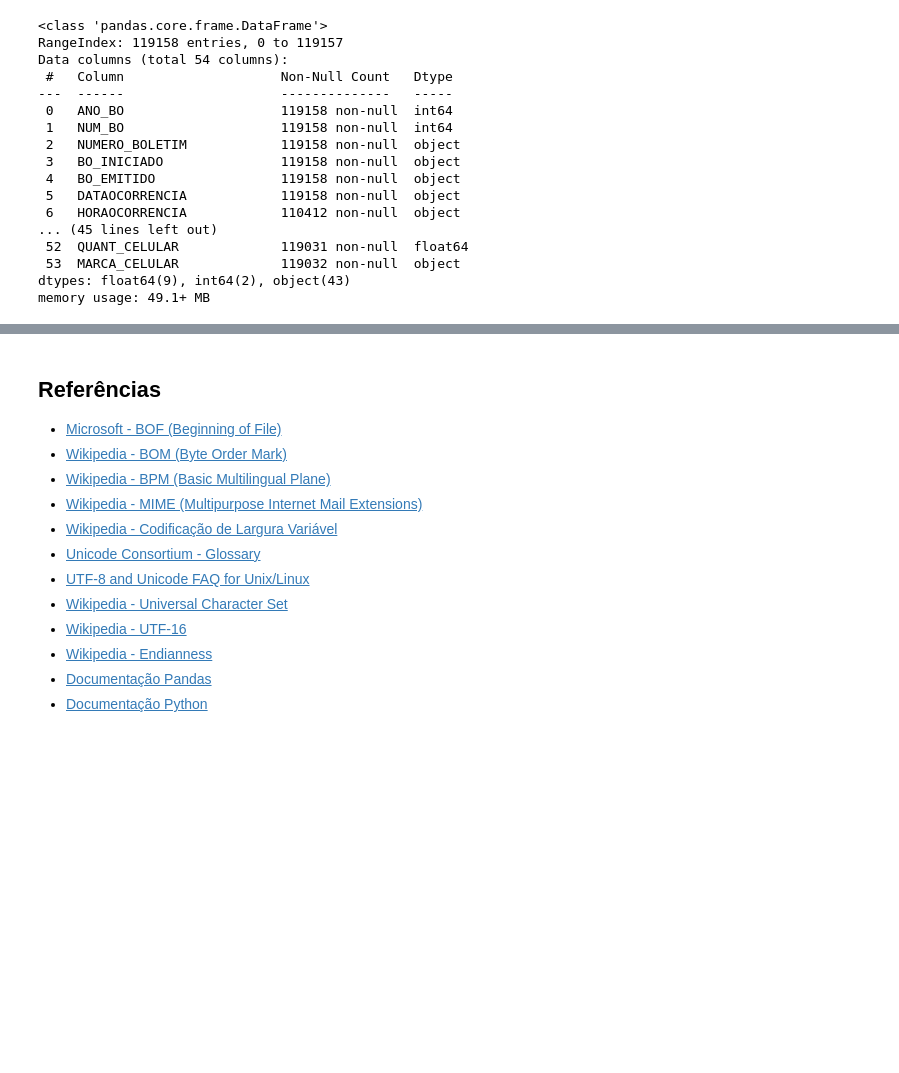
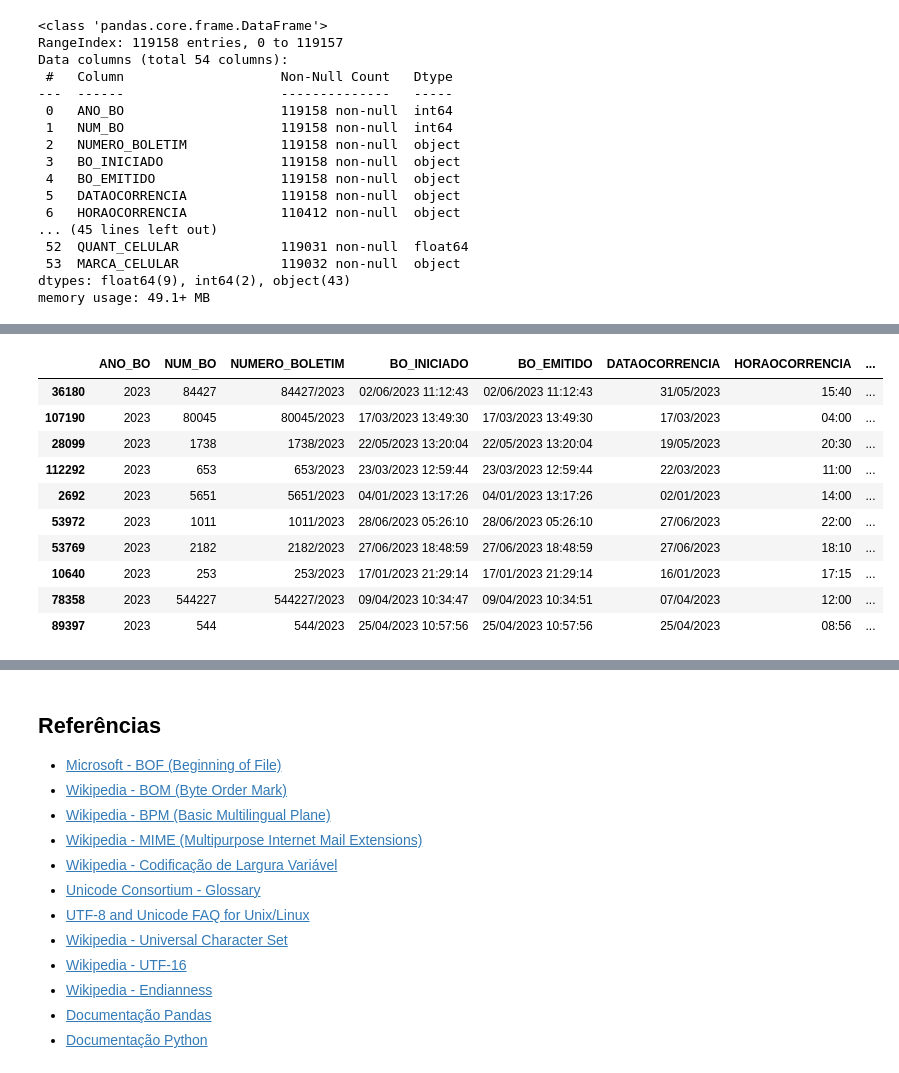
Before and after one commit to dvths/roubos-de-celular-SP-S1-2023, a Jupyter notebook: 03_coleta_e_importação_dos_dados.ipynb, the cells around one changed output, grey strips where cells are left out. Drawn from its saved outputs; the diff is of its cells as text; code cells hidden in the pictures; blank space fills up the shorter version.

```diff
--- a/03_coleta_e_importação_dos_dados.ipynb
+++ b/03_coleta_e_importação_dos_dados.ipynb
@@ -246,0 +294,14 @@ et voilà!
+# %%
+df.sample(10)
+# %% [output]
+|  | ANO_BO | NUM_BO | NUMERO_BOLETIM | BO_INICIADO | BO_EMITIDO | DATAOCORRENCIA | HORAOCORRENCIA | ... |
+| 36180 | 2023 | 84427 | 84427/2023 | 02/06/2023 11:12:43 | 02/06/2023 11:12:43 | 31/05/2023 | 15:40 | ... |
+| 107190 | 2023 | 80045 | 80045/2023 | 17/03/2023 13:49:30 | 17/03/2023 13:49:30 | 17/03/2023 | 04:00 | ... |
+| 28099 | 2023 | 1738 | 1738/2023 | 22/05/2023 13:20:04 | 22/05/2023 13:20:04 | 19/05/2023 | 20:30 | ... |
+| 112292 | 2023 | 653 | 653/2023 | 23/03/2023 12:59:44 | 23/03/2023 12:59:44 | 22/03/2023 | 11:00 | ... |
+| 2692 | 2023 | 5651 | 5651/2023 | 04/01/2023 13:17:26 | 04/01/2023 13:17:26 | 02/01/2023 | 14:00 | ... |
+| 53972 | 2023 | 1011 | 1011/2023 | 28/06/2023 05:26:10 | 28/06/2023 05:26:10 | 27/06/2023 | 22:00 | ... |
+| 53769 | 2023 | 2182 | 2182/2023 | 27/06/2023 18:48:59 | 27/06/2023 18:48:59 | 27/06/2023 | 18:10 | ... |
+| 10640 | 2023 | 253 | 253/2023 | 17/01/2023 21:29:14 | 17/01/2023 21:29:14 | 16/01/2023 | 17:15 | ... |
+| 78358 | 2023 | 544227 | 544227/2023 | 09/04/2023 10:34:47 | 09/04/2023 10:34:51 | 07/04/2023 | 12:00 | ... |
+| 89397 | 2023 | 544 | 544/2023 | 25/04/2023 10:57:56 | 25/04/2023 10:57:56 | 25/04/2023 | 08:56 | ... |
```
Also changed, not shown: parts of 51 cells of this notebook, 1 other file.
